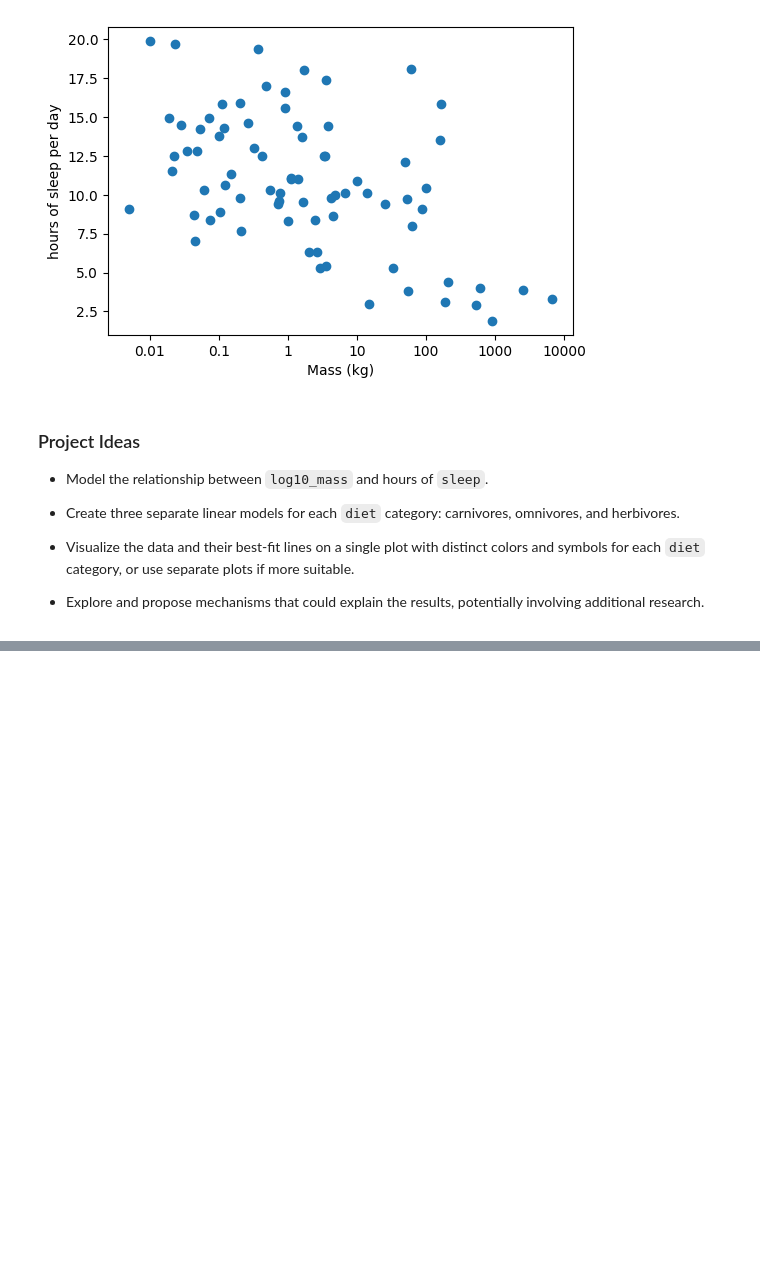
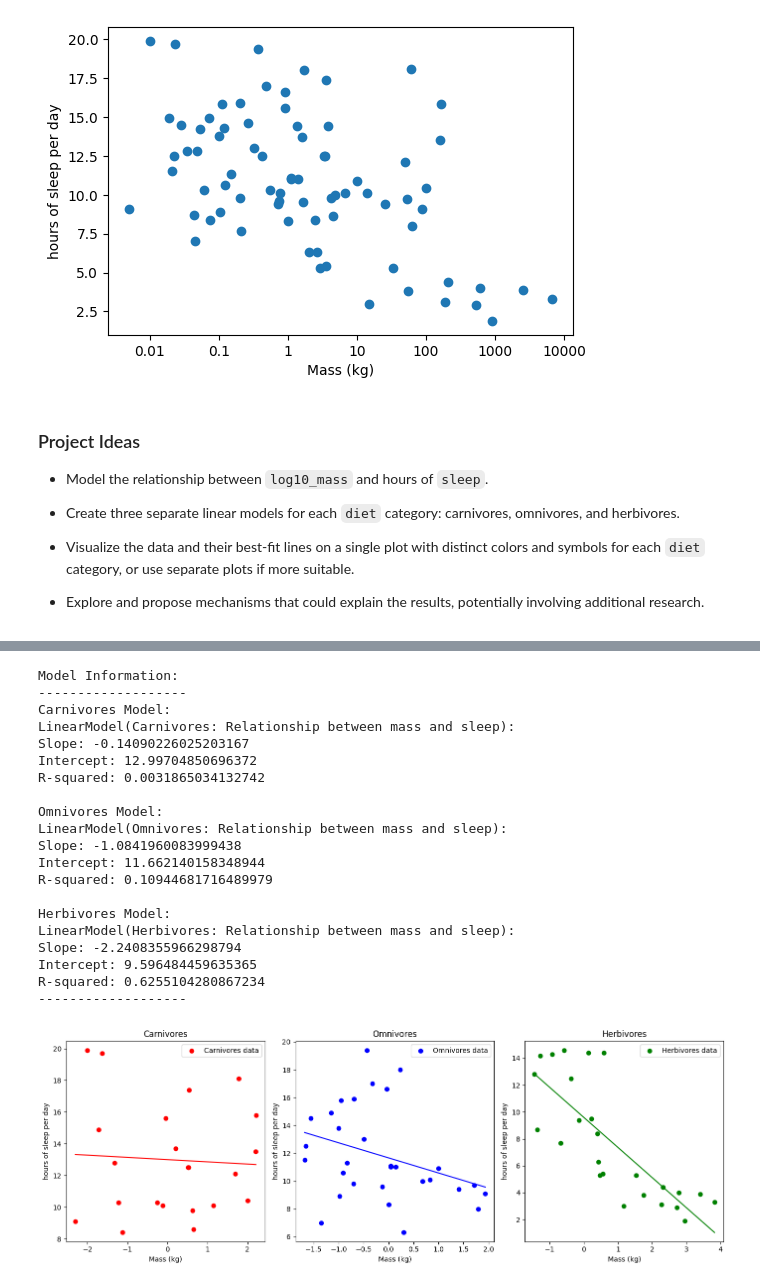
Before and after one commit to ojeduard/Data-Science-Essentials, a Jupyter notebook: Data_Modeling/Ended_Projects/animal-sleep-project/animal-sleep.ipynb, the cells around one changed output, grey strips where cells are left out. Cells and saved outputs as stored; diff of their text form; code cells hidden in the pictures; blank space fills up the shorter version.

```diff
--- a/Data_Modeling/Ended_Projects/animal-sleep-project/animal-sleep.ipynb
+++ b/Data_Modeling/Ended_Projects/animal-sleep-project/animal-sleep.ipynb
@@ -83,0 +101,78 @@ plt.show()
+# %%
+# Obtenin all dataframes for each diet type
+carnivores_df = df[df['diet'] == 'carnivore']
+omnivores_df = df[df['diet'] == 'omnivore']
+herbivores_df = df[df['diet'] == 'herbivore']
+
+# Create and fit a linear model for each diet type
+carnivores_model = LinearModel('Carnivores: Relationship between mass and sleep')
+omnivores_model = LinearModel('Omnivores: Relationship between mass and sleep')
+herbivores_model = LinearModel('Herbivores: Relationship between mass and sleep')
+
+# Fit the models
+carnivores_model.fit(carnivores_df['log10_mass'], carnivores_df['sleep'])
+omnivores_model.fit(omnivores_df['log10_mass'], omnivores_df['sleep'])
+herbivores_model.fit(herbivores_df['log10_mass'], herbivores_df['sleep'])
+
+# Print model info
+print("Model Information:")
+print("-------------------")
+print("Carnivores Model:")
+carnivores_model.print_model_info()
+print("\nOmnivores Model:")
+omnivores_model.print_model_info()
+print("\nHerbivores Model:")
+herbivores_model.print_model_info()
+print("-------------------")
+
+
+# Plot the models
+fig, ax = plt.subplots(1, 3, figsize=(14, 5))
+plt.sca(ax[0])
+ax[0].scatter(carnivores_df['log10_mass'], carnivores_df['sleep'], color='red', label='Carnivores data')
+carnivores_model.plot_model(carnivores_df['log10_mass'].min(), carnivores_df['log10_mass'].max(), color="red")
+ax[0].set_title('Carnivores')
+ax[0].set_xlabel('Mass (kg)')
+ax[0].set_ylabel('hours of sleep per day')
+ax[0].legend()
+
+plt.sca(ax[1])
+ax[1].scatter(omnivores_df['log10_mass'], omnivores_df['sleep'], color='blue', label='Omnivores data')
+omnivores_model.plot_model(omnivores_df['log10_mass'].min(), omnivores_df['log10_mass'].max(), color="blue")
+ax[1].set_title('Omnivores')
+ax[1].set_xlabel('Mass (kg)')
+ax[1].set_ylabel('hours of sleep per day')
+ax[1].legend()
+
+plt.sca(ax[2])
+ax[2].scatter(herbivores_df['log10_mass'], herbivores_df['sleep'], color='green', label='Herbivores data')
+herbivores_model.plot_model(herbivores_df['log10_mass'].min(), herbivores_df['log10_mass'].max(), color="green")
+ax[2].set_title('Herbivores')
+ax[2].set_xlabel('Mass (kg)')
+ax[2].set_ylabel('hours of sleep per day')
+ax[2].legend()
+
+plt.tight_layout()
+plt.show()
+# %% [output]
+Model Information:
+-------------------
+Carnivores Model:
+LinearModel(Carnivores: Relationship between mass and sleep):
+Slope: -0.14090226025203167
+Intercept: 12.99704850696372
+R-squared: 0.0031865034132742
+
+Omnivores Model:
+LinearModel(Omnivores: Relationship between mass and sleep):
+Slope: -1.0841960083999438
+Intercept: 11.662140158348944
+R-squared: 0.10944681716489979
+
+Herbivores Model:
+LinearModel(Herbivores: Relationship between mass and sleep):
+Slope: -2.2408355966298794
+Intercept: 9.596484459635365
+R-squared: 0.6255104280867234
+-------------------
+[figure, added]
```
Also changed, not shown: parts of 1 cell of this notebook.
